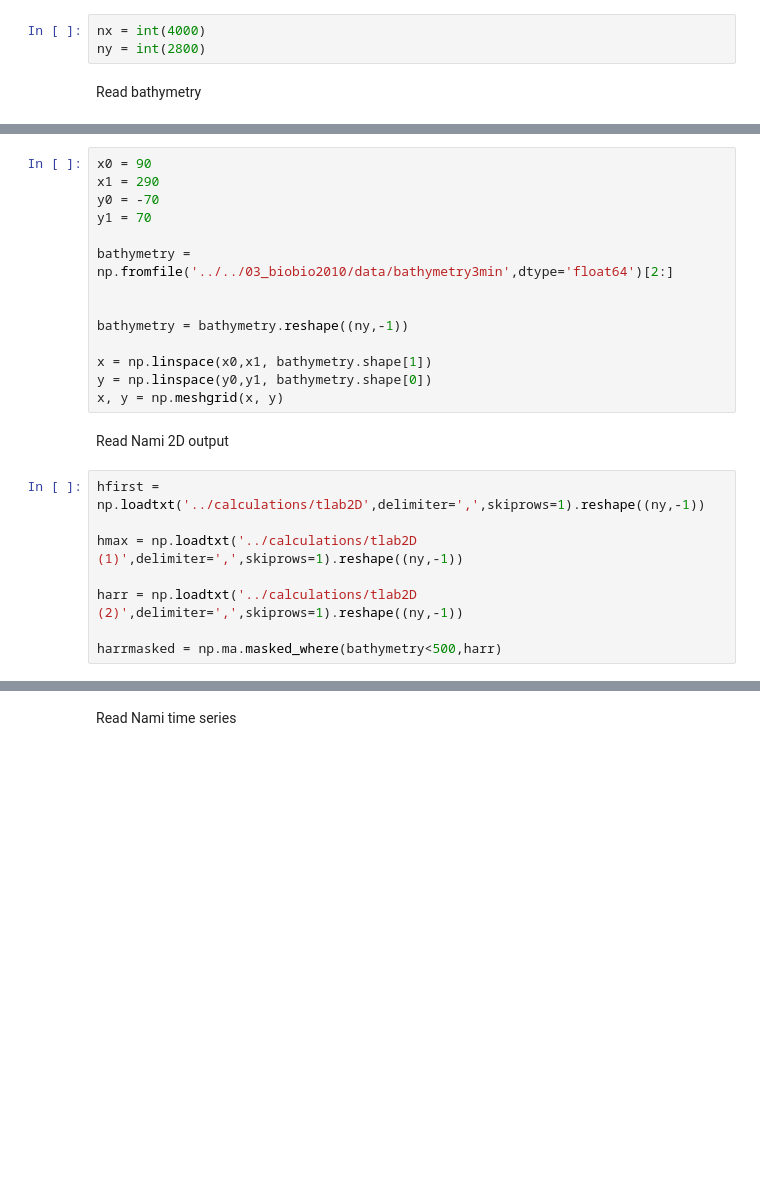
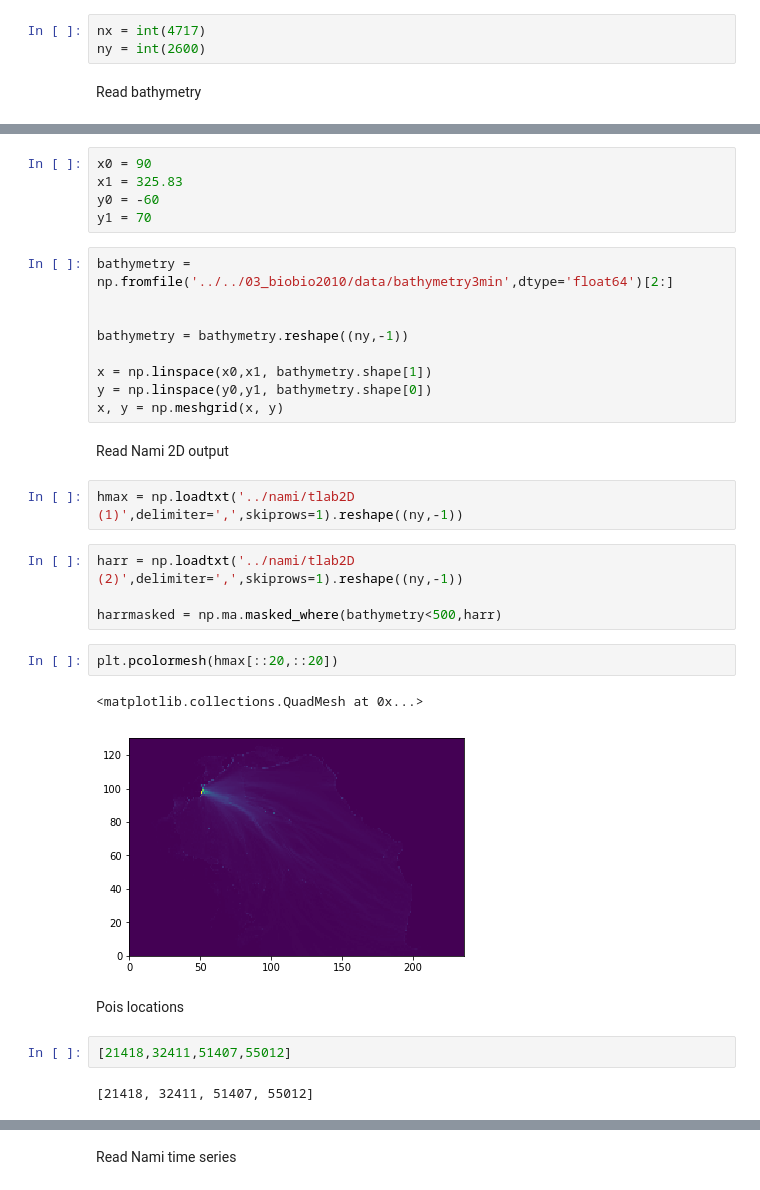
Before and after one commit to jgalazm/comp-geo-paper-figures, a Jupyter notebook: 04_tohoku2011/comparison/finalPlots.ipynb, the cells around one changed output, grey strips where cells are left out. Cells and saved outputs as stored; diff of their text form; blank space fills up the shorter version.

```diff
--- a/04_tohoku2011/comparison/finalPlots.ipynb
+++ b/04_tohoku2011/comparison/finalPlots.ipynb
@@ -7,5 +11,5 @@ import matplotlib.pyplot as plt
 # %%
-nx = int(4000)
-ny = int(2800)
+nx = int(4717)
+ny = int(2600)
 # %% [markdown]
 Read bathymetry
@@ -16,9 +16,9 @@ figure.png  finalPlots.ipynb  index.html  results.ipynb
+# %%
+x0 = 90
+x1 = 325.83
+y0 = -60
+y1 = 70
 # %%
-x0 = 90
-x1 = 290
-y0 = -70
-y1 = 70
-
 bathymetry = np.fromfile('../../03_biobio2010/data/bathymetry3min',dtype='float64')[2:]
 
 
@@ -29,11 +29,20 @@ y = np.linspace(y0,y1, bathymetry.shape[0])
 x, y = np.meshgrid(x, y)
 # %% [markdown]
 Read Nami 2D  output
+# %%
+hmax = np.loadtxt('../nami/tlab2D (1)',delimiter=',',skiprows=1).reshape((ny,-1))
 # %%
-hfirst = np.loadtxt('../calculations/tlab2D',delimiter=',',skiprows=1).reshape((ny,-1))
-
-hmax = np.loadtxt('../calculations/tlab2D (1)',delimiter=',',skiprows=1).reshape((ny,-1))
-
-harr = np.loadtxt('../calculations/tlab2D (2)',delimiter=',',skiprows=1).reshape((ny,-1))
+harr = np.loadtxt('../nami/tlab2D (2)',delimiter=',',skiprows=1).reshape((ny,-1))
 
 harrmasked = np.ma.masked_where(bathymetry<500,harr)
+# %%
+plt.pcolormesh(hmax[::20,::20])
+# %% [output]
+<matplotlib.collections.QuadMesh at 0x...>
+[figure, added]
+# %% [markdown]
+Pois locations
+# %%
+[21418,32411,51407,55012]
+# %% [output]
+[21418, 32411, 51407, 55012]
```
Also changed, not shown: parts of 21 cells of this notebook, 5 other files.
